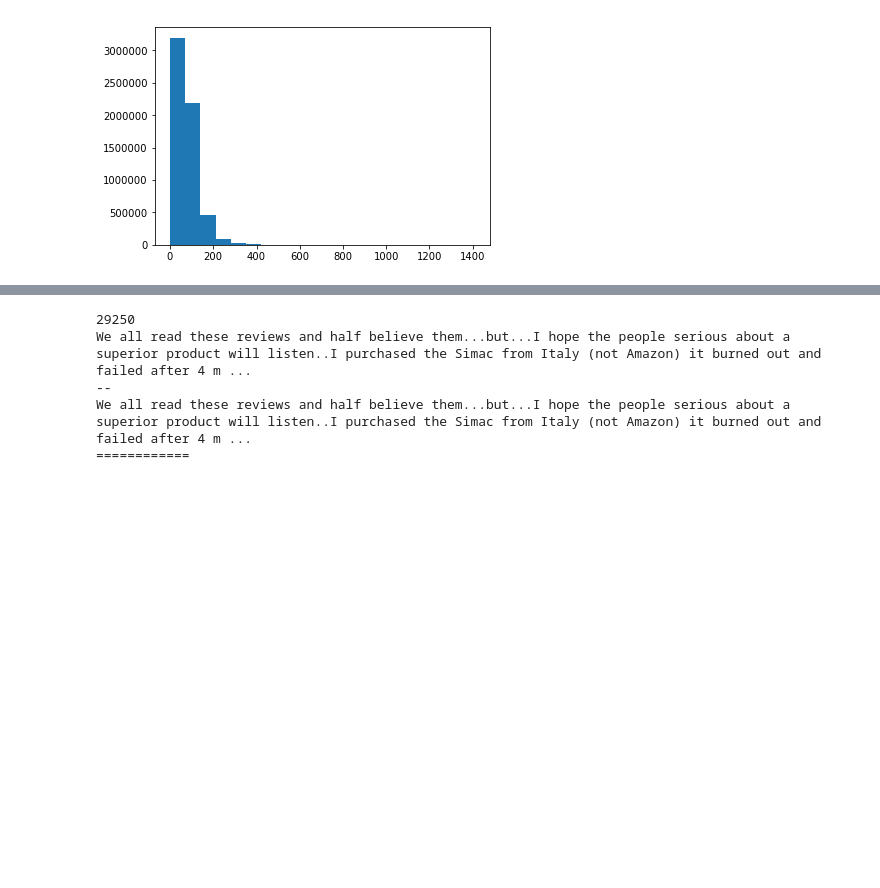
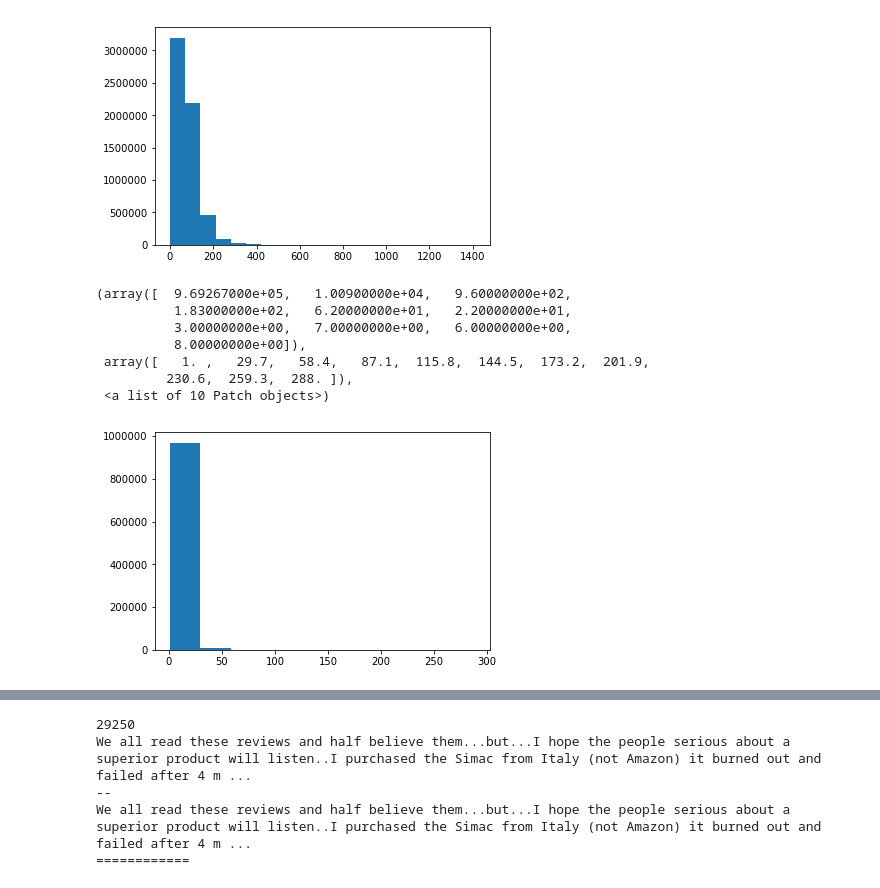
Before and after one commit to Juung/Recommendation, a Jupyter notebook: ReviewPreprocessing.ipynb, the cells around one changed output, grey strips where cells are left out. Saved outputs shown, nothing was run; the diff lists cells and outputs as text; code cells hidden in the pictures; blank space fills up the shorter version.

Commit message:
fit to max review length (288)

```diff
--- a/ReviewPreprocessing.ipynb
+++ b/ReviewPreprocessing.ipynb
@@ -370,10 +371,13 @@ def split_to_sent(reviewText):
     """
     reviewText to list of sentences
     """
-    reviewText = re.sub('([a-z]+)([A-Z]+)', '\\1\. \\2', reviewText)
+    reviewText = re.sub('"', "'", reviewText)
+    reviewText = re.sub('(\?)(\w)', '\\1 \\2', reviewText)
+    reviewText = re.sub('(\!)(\w)', '\\1 \\2', reviewText)
+    reviewText = re.sub('([a-z]+)([A-Z]{1})', '\\1. \\2', reviewText)
     reviewText = re.sub('\s\.\s\.', '', reviewText)
     reviewText = re.sub('\s\s', ' ', reviewText)
-    pattern = re.compile('(?:(?<=\.|\?|\!|\;)|(?<=\d\)))(?<!\w\.\w.)(?<![A-Z][a-z]\.)\s')
+    pattern = re.compile('(?<!\w\.\w.)(?<!\w\.\s\w\.)(?<![A-Z][a-z]\.)(?<![A-Z]\.)(?<!i\.)(?:(?<=\.|\?|\!|\;)|(?<=\d\)))\s')
     sents = re.split(pattern, reviewText)
     return sents
 # %%
@@ -398,3 +402,19 @@ plt.hist(sent_len, bins=20)
           985.6,  1056. ,  1126.4,  1196.8,  1267.2,  1337.6,  1408. ]),
  <a list of 20 Patch objects>)
 [figure]
+# %%
+review_len = []
+for review in tqdm(stemmed_review):
+    sents = split_to_sent(review)
+    review_len.append(len(sents))
+# %%
+plt.hist(review_len)
+# %% [output]
+(array([  9.69267000e+05,   1.00900000e+04,   9.60000000e+02,
+          1.83000000e+02,   6.20000000e+01,   2.20000000e+01,
+          3.00000000e+00,   7.00000000e+00,   6.00000000e+00,
+          8.00000000e+00]),
+ array([   1. ,   29.7,   58.4,   87.1,  115.8,  144.5,  173.2,  201.9,
+         230.6,  259.3,  288. ]),
+ <a list of 10 Patch objects>)
+[figure, added]
```
Also changed, not shown: parts of 6 cells of this notebook.
